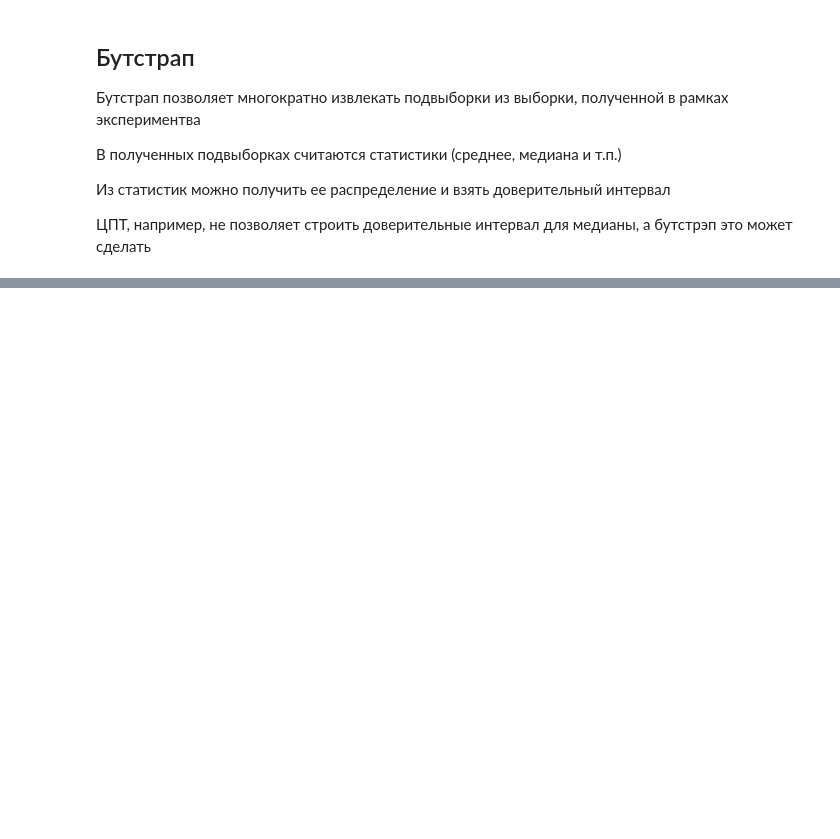
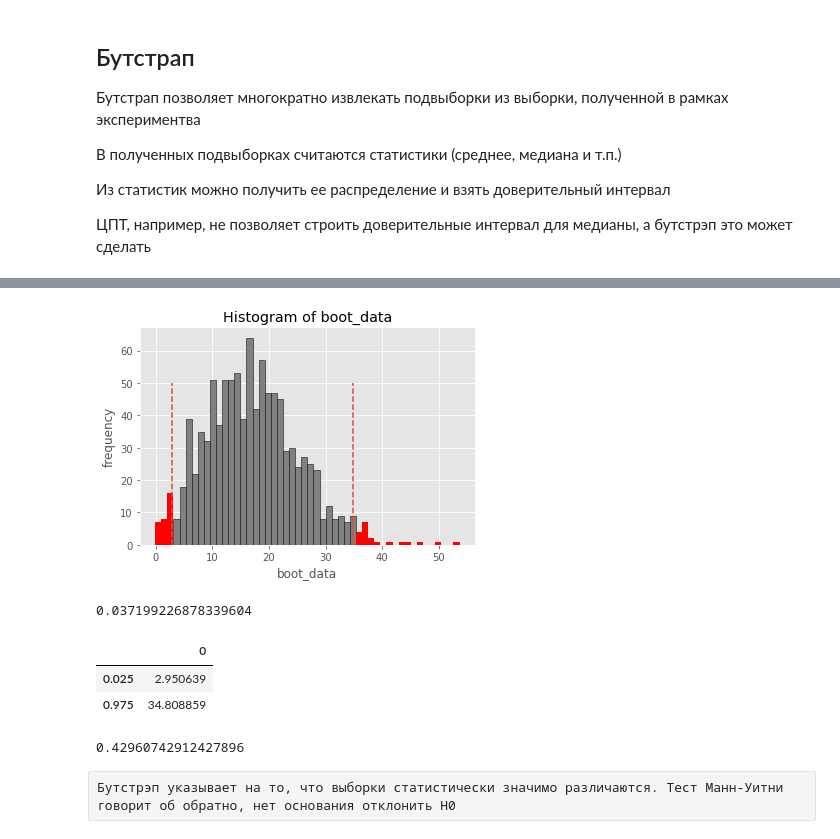
Before and after one commit to SIzrantsev/stat_9, a Jupyter notebook: hw_bootstrap.ipynb, the cells around one changed output, grey strips where cells are left out. Saved outputs shown, nothing was run; the diff lists cells and outputs as text; code cells hidden in the pictures; blank space fills up the shorter version.

```diff
--- a/hw_bootstrap.ipynb
+++ b/hw_bootstrap.ipynb
@@ -62,7 +62,7 @@ def get_bootstrap(
     # Визуализация
     _, _, bars = plt.hist(pd_boot_data[0], bins = 50)
     for bar in bars:
-        if abs(bar.get_x()) <= quants.iloc[0][0] or abs(bar.get_x()) >= quants.iloc[1][0]:
+        if bar.get_x() <= quants.iloc[0][0] or bar.get_x() >= quants.iloc[1][0]:
             bar.set_facecolor('red')
         else:
             bar.set_facecolor('grey')
@@ -107,0 +98,5 @@ booted_data["quants"] # ДИ
+# %%
+url = 'https://stepik.org/media/attachments/lesson/396008/hw_bootstrap.csv'
+# %%
+df_data = pd.read_csv(url,sep=';',index_col=0,decimal=',')
+df_data
@@ -107,0 +135,23 @@ booted_data["quants"] # ДИ
+# %%
+control = df_data.query('experimentVariant == "Control"')['value']
+test = df_data.query('experimentVariant == "Treatment"')['value']
+# %%
+boot_data_mean = get_bootstrap(test,control)
+# %% [output]
+[figure, added]
+# %%
+boot_data_mean['p_value']
+# %% [output]
+0.037199226878339604
+# %%
+boot_data_mean['quants']
+# %% [output]
+|  | 0 |
+| 0.025 | 2.950639 |
+| 0.975 | 34.808859 |
+# %%
+mannwhitneyu(test,control).pvalue
+# %% [output]
+0.42960742912427896
+# %% [raw]
+Бутстрэп указывает на то, что выборки статистически значимо различаются. Тест Манн-Уитни говорит об обратно, нет основания отклонить H0
```
Also changed, not shown: parts of 25 cells of this notebook.
